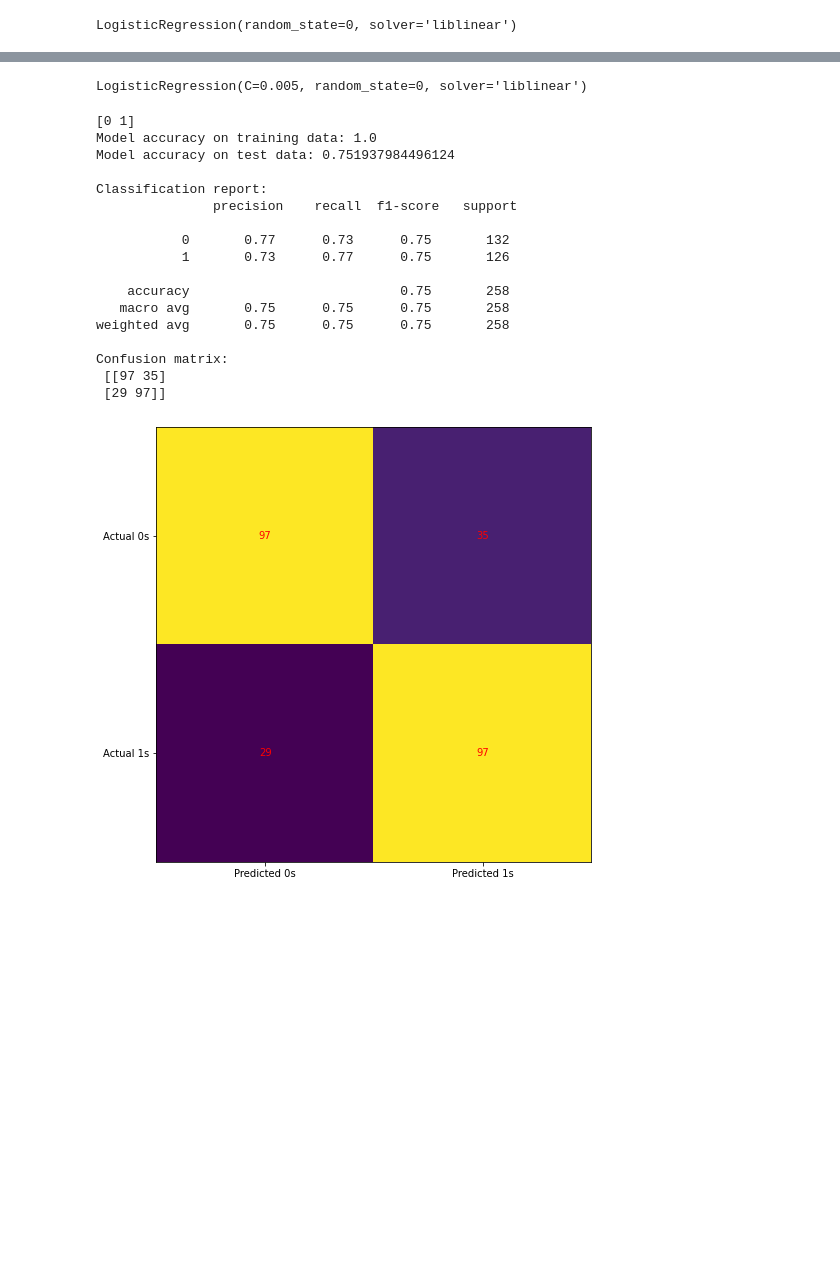
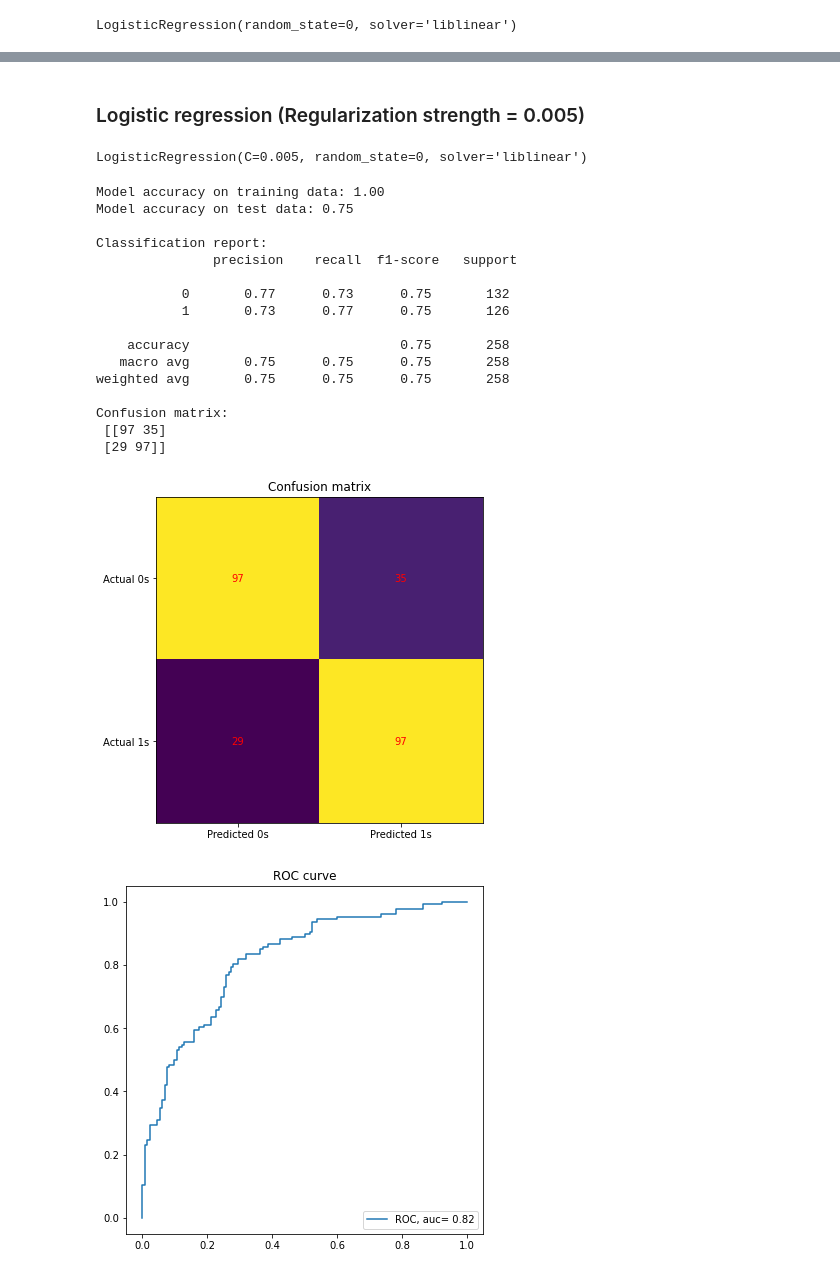
Before and after one commit to shahkb/project_BUSI, a Jupyter notebook: image_classification.ipynb, the cells around one changed output, grey strips where cells are left out. Saved outputs shown, nothing was run; the diff lists cells and outputs as text; code cells hidden in the pictures; blank space fills up the shorter version.

```diff
--- a/image_classification.ipynb
+++ b/image_classification.ipynb
@@ -139,2 +166,4 @@ Confusion matrix:
+# %% [markdown]
+### Logistic regression (Regularization strength = 0.005)
 # %%
 # Create a model and train
@@ -142,33 +171,25 @@ model2 = LogisticRegression(solver='liblinear', C=0.005, random_state=0)
 model2.fit(X_train, y_train)
 # %% [output]
 LogisticRegression(C=0.005, random_state=0, solver='liblinear')
-# %%
-# model analysis
-print(model2.classes_)
-print(f"Model accuracy on training data: {model2.score(X_train, y_train)} ")
-print(f"Model accuracy on test data: {model2.score(X_test, y_test)} ")
-
-print()
-print(f"Classification report:\n {classification_report(y_test, model2.predict(X_test))} ")
-cm2 = confusion_matrix(y_test, model2.predict(X_test))
-print(f"Confusion matrix:\n {cm2}")
-plot_cm(cm2)
-# %% [output]
-[0 1]
-Model accuracy on training data: 1.0
-Model accuracy on test data: 0.751937984496124
-
-Classification report:
-               precision    recall  f1-score   support
-
-           0       0.77      0.73      0.75       132
-           1       0.73      0.77      0.75       126
-
-    accuracy                           0.75       258
-   macro avg       0.75      0.75      0.75       258
-weighted avg       0.75      0.75      0.75       258
-
-Confusion matrix:
- [[97 35]
- [29 97]]
-[figure, removed]
+# %%
+# Model quality analysis
+model_quality(model2, X_train, X_test, y_train, y_test)
+# %% [output]
+Model accuracy on training data: 1.00
+Model accuracy on test data: 0.75
+
+Classification report:
+               precision    recall  f1-score   support
+
+           0       0.77      0.73      0.75       132
+           1       0.73      0.77      0.75       126
+
+    accuracy                           0.75       258
+   macro avg       0.75      0.75      0.75       258
+weighted avg       0.75      0.75      0.75       258
+
+Confusion matrix:
+ [[97 35]
+ [29 97]]
+[figure, added]
+[figure, added]
```
Also changed, not shown: parts of 9 cells of this notebook, 1 other file.
